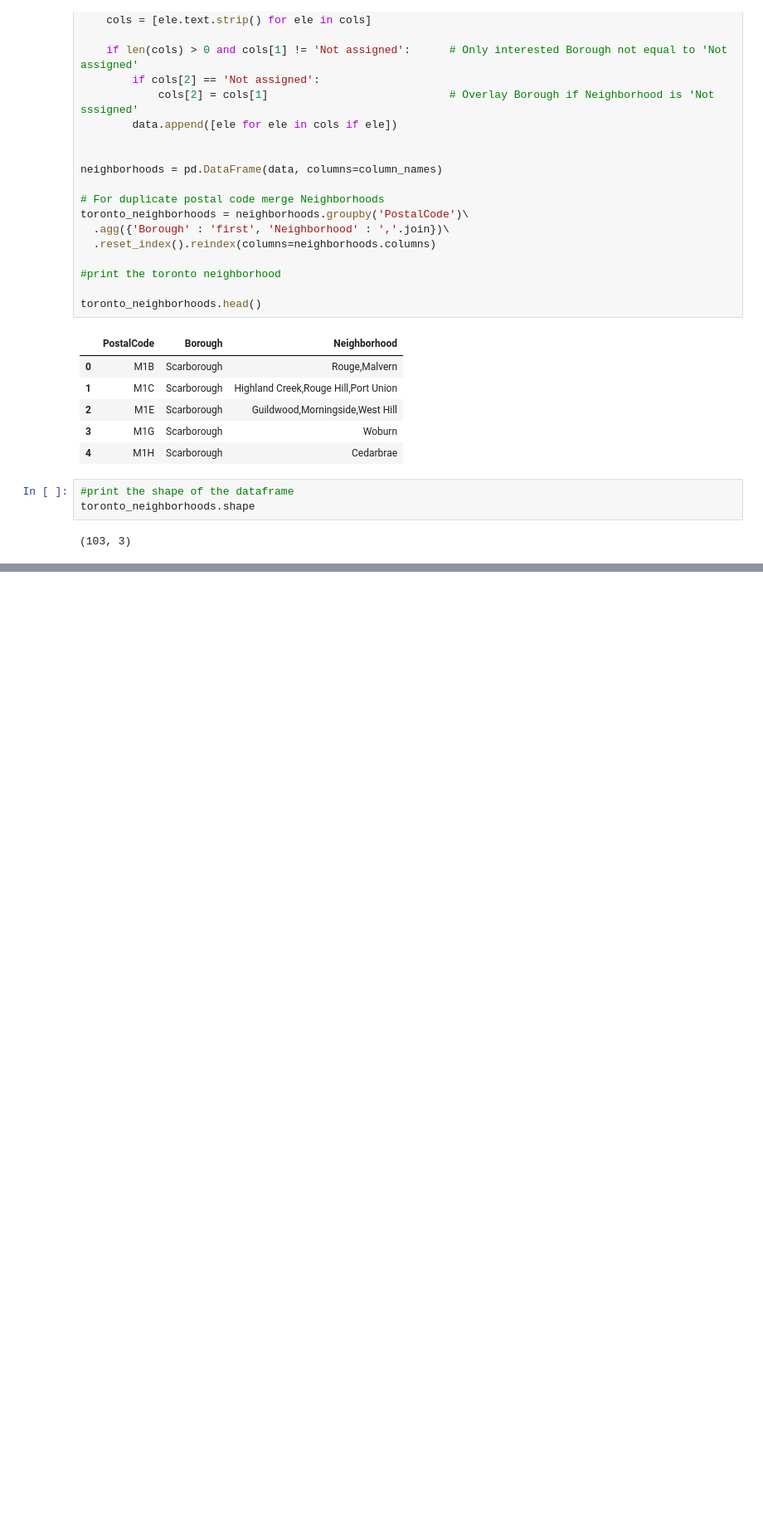
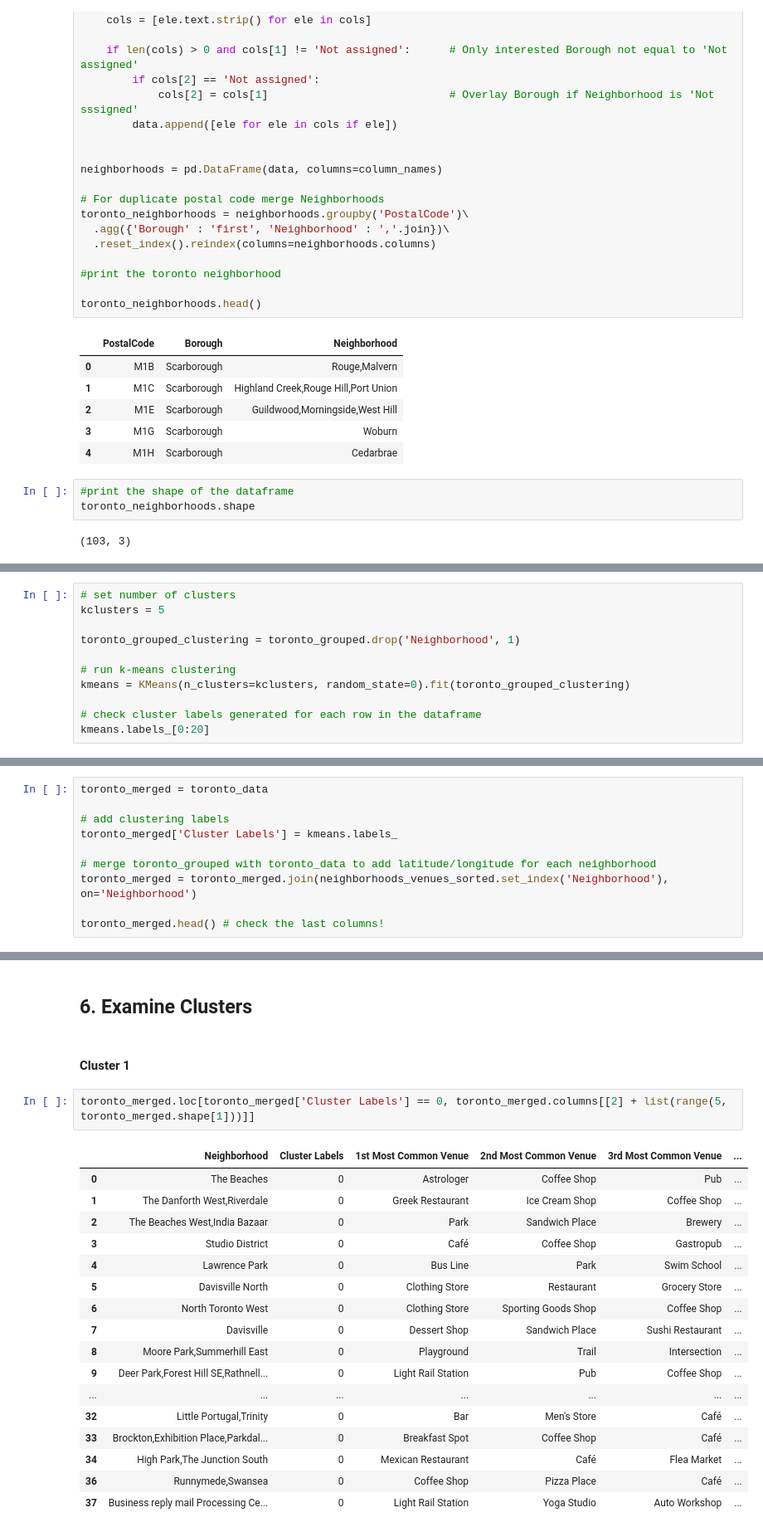
Before and after one commit to SoumaSGhosh/Coursera_Capstone, a Jupyter notebook: Toronto_Neighborhoods.ipynb, the cells around one changed output, grey strips where cells are left out. Shown: that part at 83% size. Cells and saved outputs as stored; diff of their text form; blank space fills up the shorter version.

```diff
--- a/Toronto_Neighborhoods.ipynb
+++ b/Toronto_Neighborhoods.ipynb
@@ -145,0 +605,11 @@ toronto_neighborhoods.shape
+# %%
+# set number of clusters
+kclusters = 5
+
+toronto_grouped_clustering = toronto_grouped.drop('Neighborhood', 1)
+
+# run k-means clustering
+kmeans = KMeans(n_clusters=kclusters, random_state=0).fit(toronto_grouped_clustering)
+
+# check cluster labels generated for each row in the dataframe
+kmeans.labels_[0:20]
@@ -145,0 +620,10 @@ toronto_neighborhoods.shape
+# %%
+toronto_merged = toronto_data
+
+# add clustering labels
+toronto_merged['Cluster Labels'] = kmeans.labels_
+
+# merge toronto_grouped with toronto_data to add latitude/longitude for each neighborhood
+toronto_merged = toronto_merged.join(neighborhoods_venues_sorted.set_index('Neighborhood'), on='Neighborhood')
+
+toronto_merged.head() # check the last columns!
@@ -145,0 +665,24 @@ toronto_neighborhoods.shape
+# %% [markdown]
+## 6. Examine Clusters
+# %% [markdown]
+#### Cluster 1
+# %%
+toronto_merged.loc[toronto_merged['Cluster Labels'] == 0, toronto_merged.columns[[2] + list(range(5, toronto_merged.shape[1]))]]
+# %% [output]
+|  | Neighborhood | Cluster Labels | 1st Most Common Venue | 2nd Most Common Venue | 3rd Most Common Venue | ... |
+| 0 | The Beaches | 0 | Astrologer | Coffee Shop | Pub | ... |
+| 1 | The Danforth West,Riverdale | 0 | Greek Restaurant | Ice Cream Shop | Coffee Shop | ... |
+| 2 | The Beaches West,India Bazaar | 0 | Park | Sandwich Place | Brewery | ... |
+| 3 | Studio District | 0 | Café | Coffee Shop | Gastropub | ... |
+| 4 | Lawrence Park | 0 | Bus Line | Park | Swim School | ... |
+| 5 | Davisville North | 0 | Clothing Store | Restaurant | Grocery Store | ... |
+| 6 | North Toronto West | 0 | Clothing Store | Sporting Goods Shop | Coffee Shop | ... |
+| 7 | Davisville | 0 | Dessert Shop | Sandwich Place | Sushi Restaurant | ... |
+| 8 | Moore Park,Summerhill East | 0 | Playground | Trail | Intersection | ... |
+| 9 | Deer Park,Forest Hill SE,Rathnell... | 0 | Light Rail Station | Pub | Coffee Shop | ... |
+| ... | ... | ... | ... | ... | ... | ... |
+| 32 | Little Portugal,Trinity | 0 | Bar | Men's Store | Café | ... |
+| 33 | Brockton,Exhibition Place,Parkdal... | 0 | Breakfast Spot | Coffee Shop | Café | ... |
+| 34 | High Park,The Junction South | 0 | Mexican Restaurant | Café | Flea Market | ... |
+| 36 | Runnymede,Swansea | 0 | Coffee Shop | Pizza Place | Café | ... |
+| 37 | Business reply mail Processing Ce... | 0 | Light Rail Station | Yoga Studio | Auto Workshop | ... |
```
Also changed, not shown: parts of 70 cells of this notebook.
